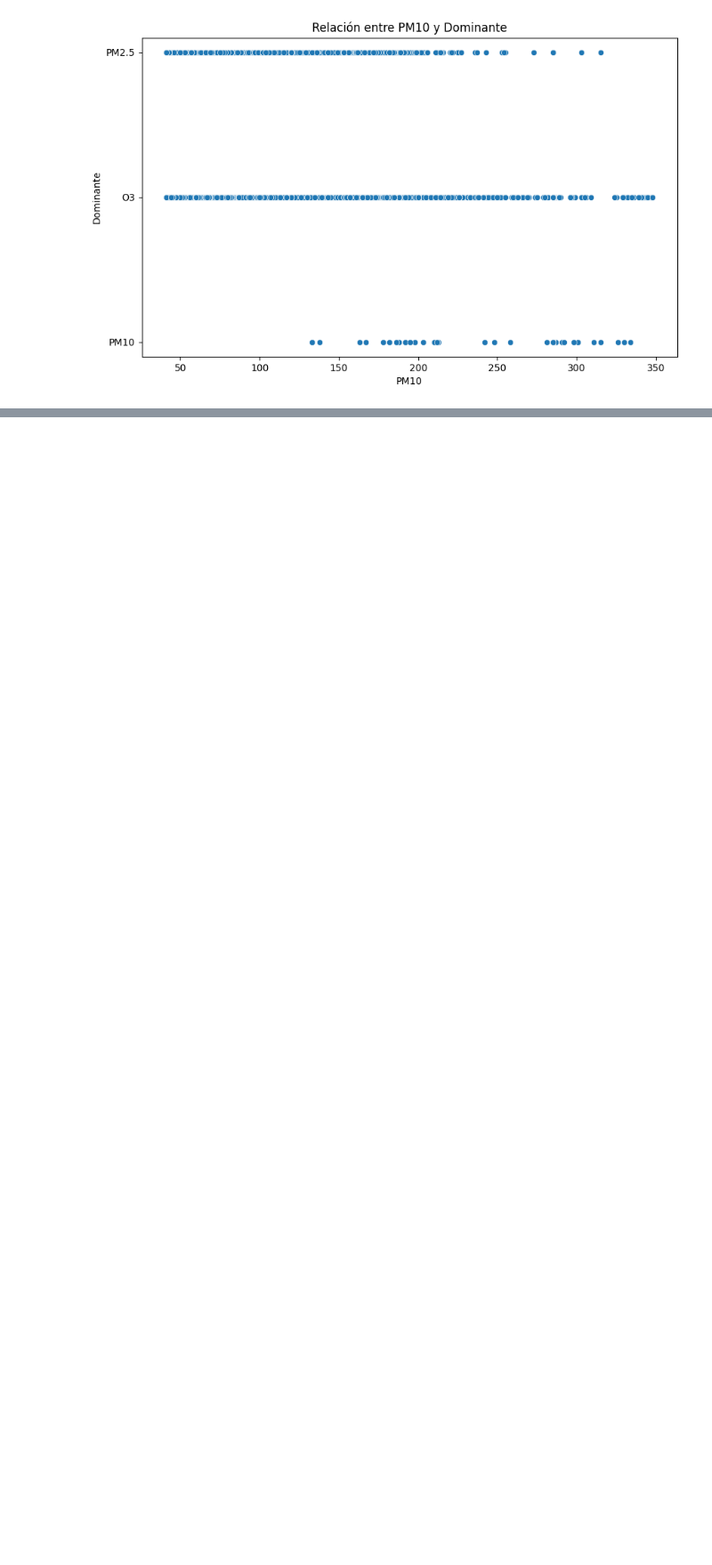
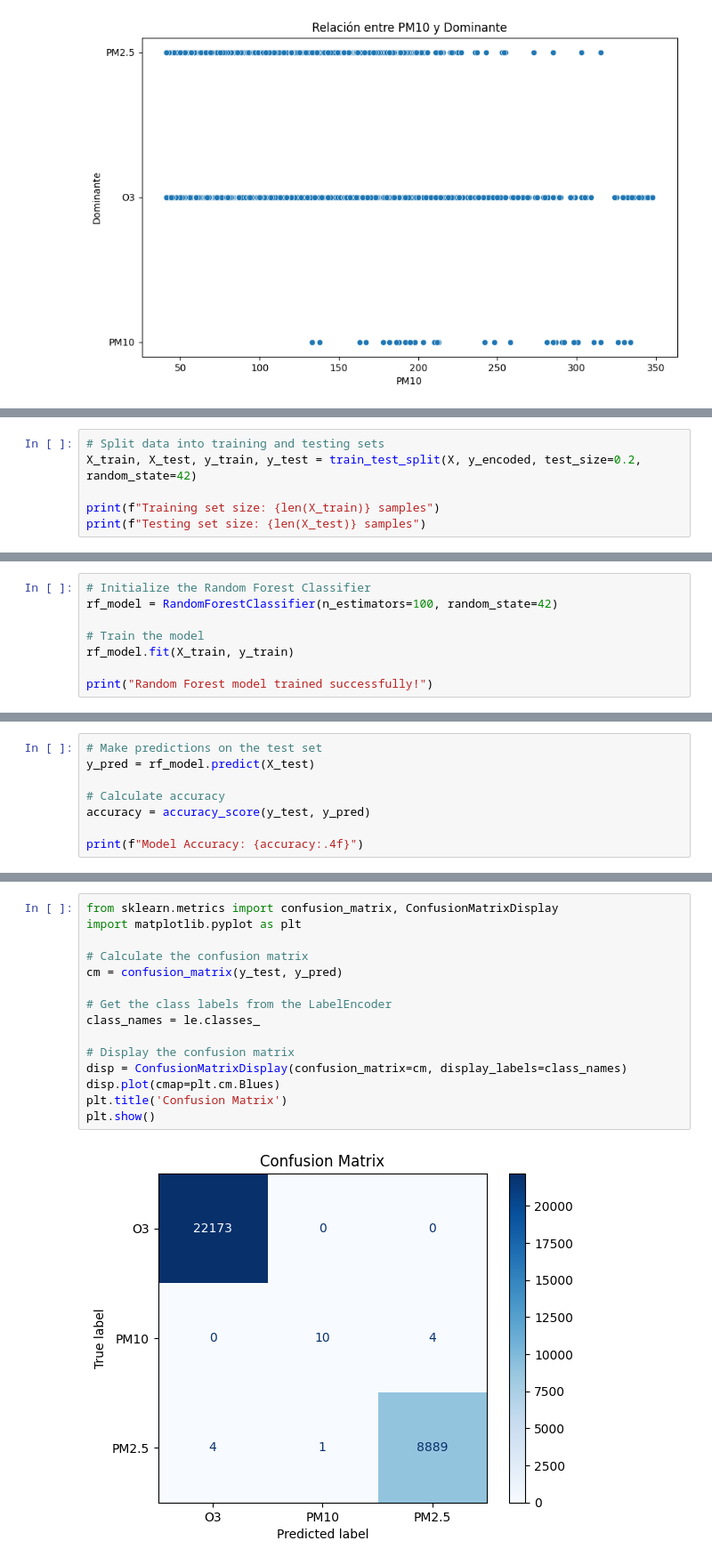
Before and after one commit to flatlalejo1982/Phase-4-Project-Execution, a Jupyter notebook: Phase_4.ipynb, the cells around one changed output, grey strips where cells are left out. Shown at 89% size. Cells and saved outputs as stored; diff of their text form; blank space fills up the shorter version.

Commit message:
Se anexa entrenamiento y graficas de evaluacion del modelo

```diff
--- a/Phase_4.ipynb
+++ b/Phase_4.ipynb
@@ -157,0 +186,6 @@ for var in predictor_vars:
+# %%
+# Split data into training and testing sets
+X_train, X_test, y_train, y_test = train_test_split(X, y_encoded, test_size=0.2, random_state=42)
+
+print(f"Training set size: {len(X_train)} samples")
+print(f"Testing set size: {len(X_test)} samples")
@@ -157,0 +199,8 @@ for var in predictor_vars:
+# %%
+# Initialize the Random Forest Classifier
+rf_model = RandomForestClassifier(n_estimators=100, random_state=42)
+
+# Train the model
+rf_model.fit(X_train, y_train)
+
+print("Random Forest model trained successfully!")
@@ -157,0 +213,8 @@ for var in predictor_vars:
+# %%
+# Make predictions on the test set
+y_pred = rf_model.predict(X_test)
+
+# Calculate accuracy
+accuracy = accuracy_score(y_test, y_pred)
+
+print(f"Model Accuracy: {accuracy:.4f}")
@@ -157,0 +227,17 @@ for var in predictor_vars:
+# %%
+from sklearn.metrics import confusion_matrix, ConfusionMatrixDisplay
+import matplotlib.pyplot as plt
+
+# Calculate the confusion matrix
+cm = confusion_matrix(y_test, y_pred)
+
+# Get the class labels from the LabelEncoder
+class_names = le.classes_
+
+# Display the confusion matrix
+disp = ConfusionMatrixDisplay(confusion_matrix=cm, display_labels=class_names)
+disp.plot(cmap=plt.cm.Blues)
+plt.title('Confusion Matrix')
+plt.show()
+# %% [output]
+[figure, added]
```
Also changed, not shown: parts of 14 cells of this notebook.
